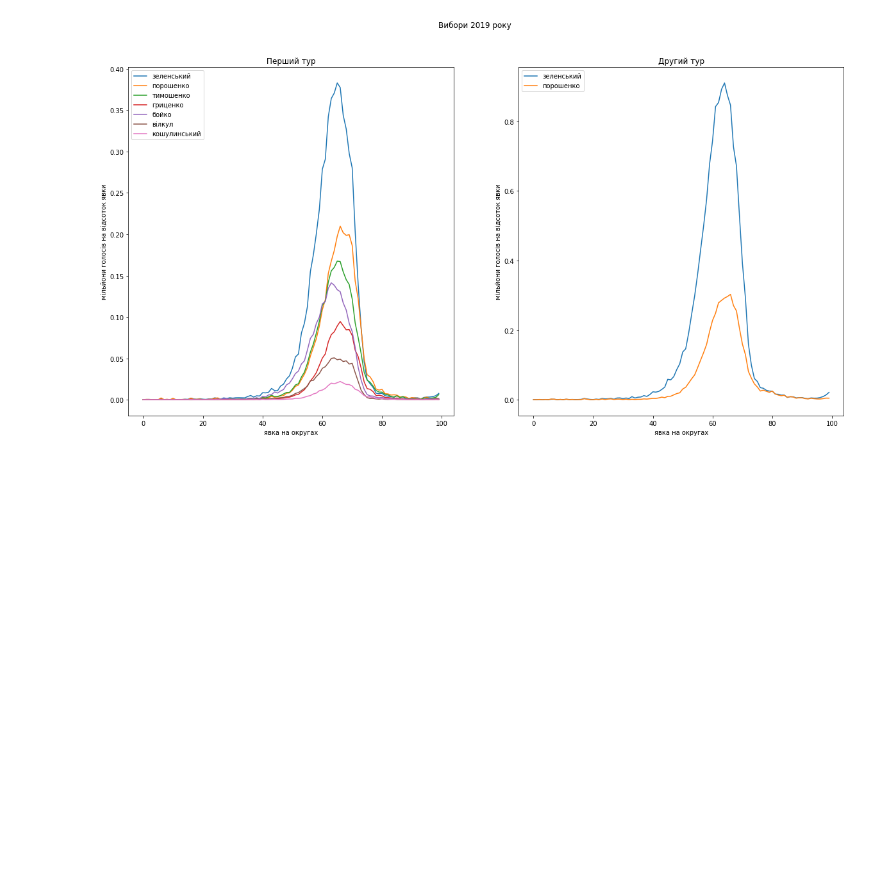
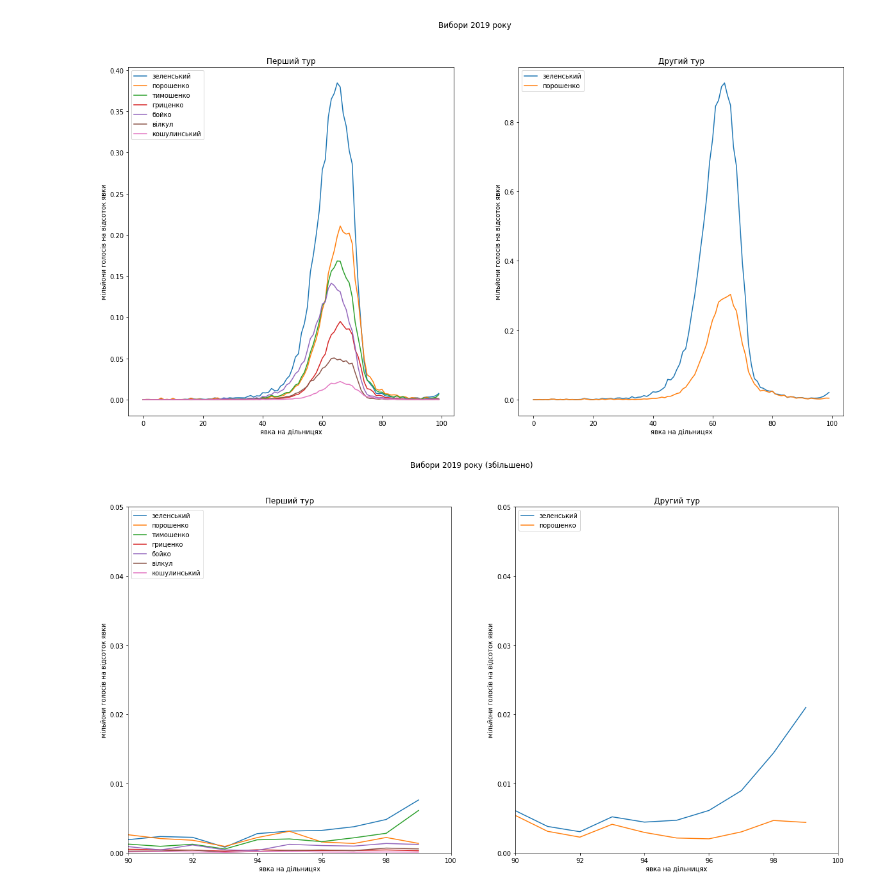
Before and after one commit to alexkernphysiker/ukr-elections, a Jupyter notebook: election_plots.ipynb, the cells around one changed output. Saved outputs shown, nothing was run; the diff lists cells and outputs as text; code cells hidden in the pictures; blank space fills up the shorter version.

```diff
--- a/election_plots.ipynb
+++ b/election_plots.ipynb
@@ -40,6 +40,35 @@ ax.legend(loc=2)
 plt.draw()
 # %% [output]
 [figure]
+# %%
+fig=plt.figure()
+fig.set_size_inches(20 , 10, forward=True)
+fig.suptitle("Вибори 2019 року (збільшено)")
+fig.show()
+
+ax=fig.add_subplot(121)
+for name in first2019.keys():
+    ax.plot(list(range(100)),first2019[name], label=name)
+    pass
+ax.title.set_text("Перший тур")
+ax.set_xlabel("явка на дільницях")
+ax.set_ylabel("мільйони голосів на відсоток явки")
+ax.axis(xmin=90,xmax=100,ymin=0,ymax=0.05)
+ax.legend(loc=2)
+
+ax=fig.add_subplot(122)
+for name in second2019.keys():
+    ax.plot(list(range(100)),second2019[name], label=name)
+    pass
+ax.title.set_text("Другий тур")
+ax.set_xlabel("явка на дільницях")
+ax.set_ylabel("мільйони голосів на відсоток явки")
+ax.axis(xmin=90,xmax=100,ymin=0,ymax=0.05)
+ax.legend(loc=2)
+
+plt.draw()
+# %% [output]
+[figure, added]
 # %%
 
 import matplotlib.pyplot as plt
```
Also changed, not shown: parts of 5 cells of this notebook.
